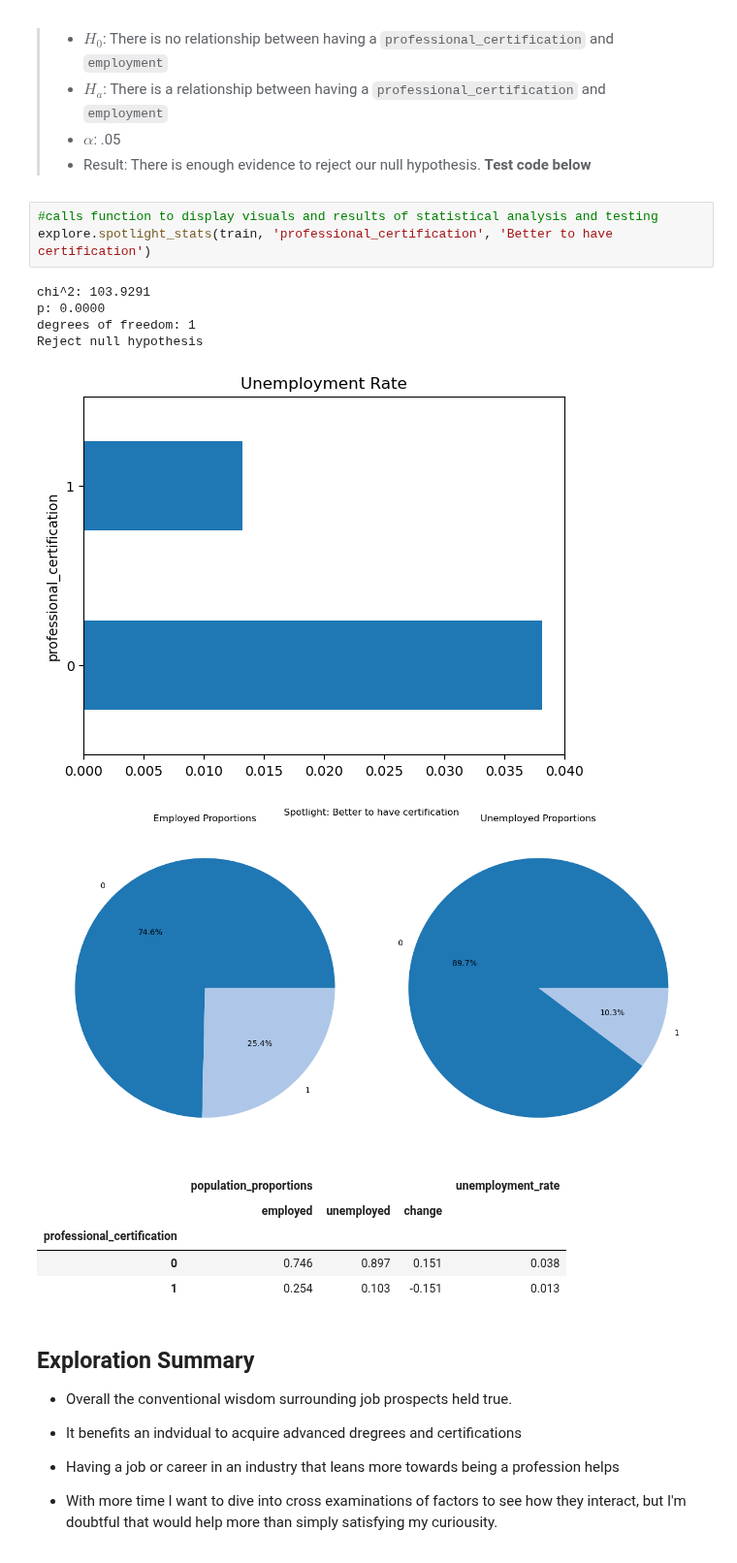
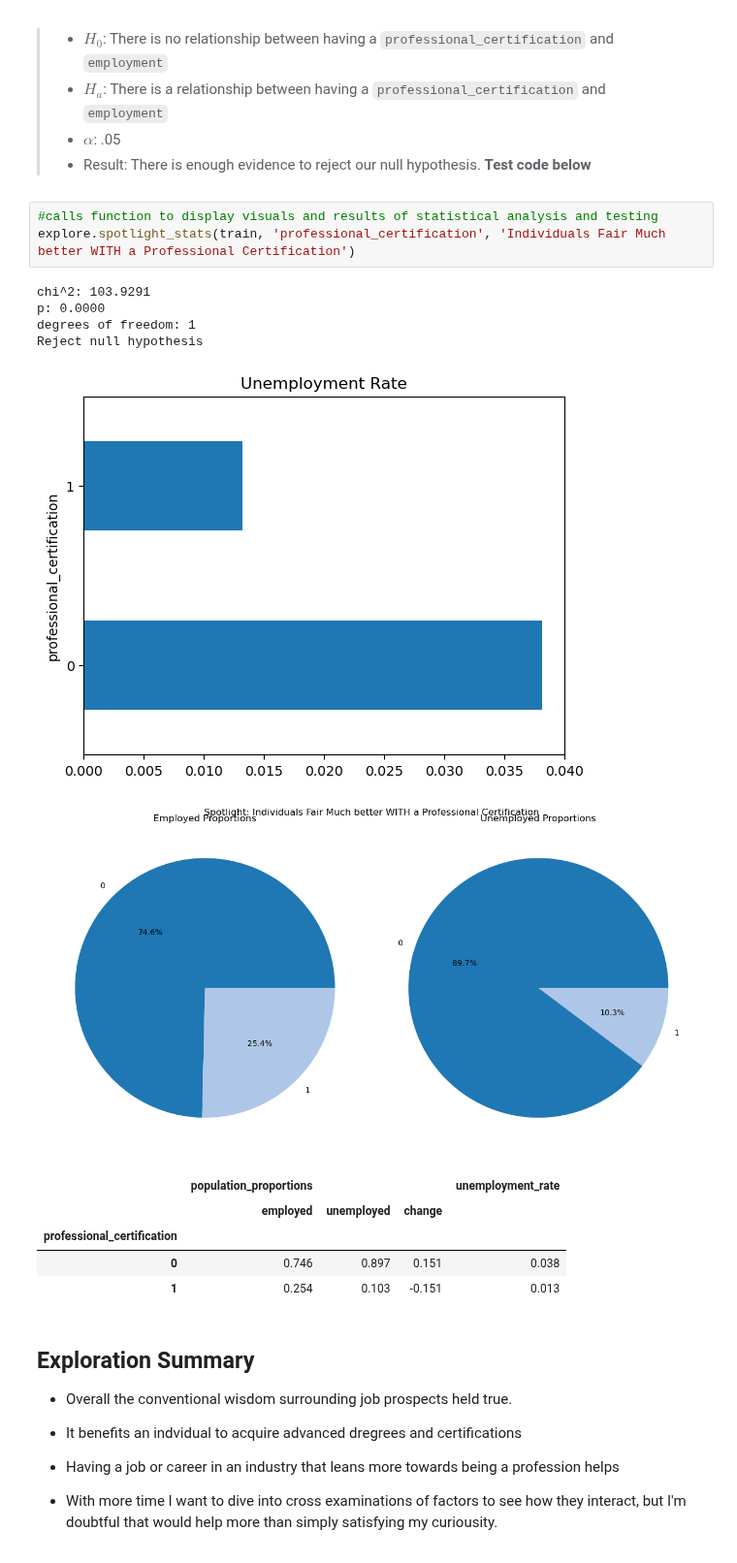
Before and after one commit to joshua-shorterivey/oct_2022_unemployment_project, a Jupyter notebook: Final Report.ipynb, the cells around one changed output. Shown at 97% size. Saved outputs shown, nothing was run; the diff lists cells and outputs as text.

```diff
--- a/Final Report.ipynb
+++ b/Final Report.ipynb
@@ -135,14 +135,14 @@ Reject null hypothesis
 >* Result: There is enough evidence to reject our null hypothesis. **Test code below**
 # %%
 #calls function to display visuals and results of statistical analysis and testing
-explore.spotlight_stats(train, 'professional_certification', 'Better to have certification')
+explore.spotlight_stats(train, 'professional_certification', 'Individuals Fair Much better WITH a Professional Certification')
 # %% [output]
 chi^2: 103.9291
 p: 0.0000
 degrees of freedom: 1
 Reject null hypothesis
 [figure]
-[figure, old version]
+[figure, new version]
 |  | population_proportions |  |  | unemployment_rate |
 |  | employed | unemployed | change |  |
 | professional_certification |  |  |  |  |
```
Also changed, not shown: parts of 1 cell of this notebook.
